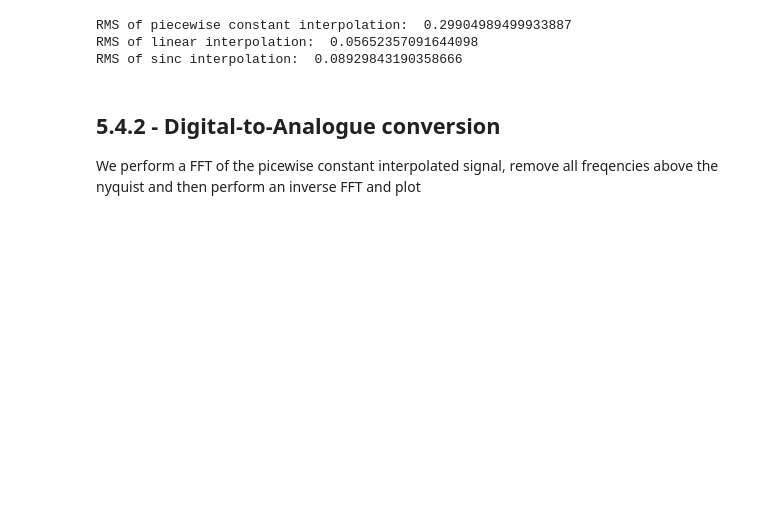
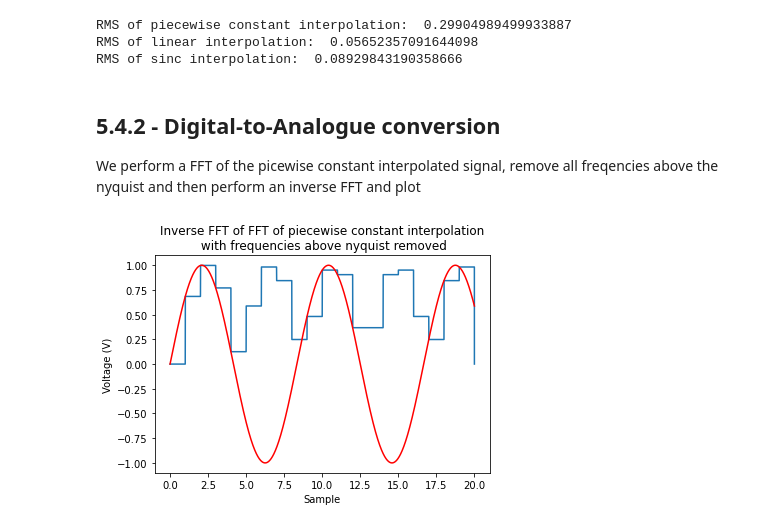
Before and after one commit to JackBarker7/practicals_code, a Jupyter notebook: EL21 - Digitisation and sampling/inverse_ft.ipynb, the cells around one changed output. Drawn from its saved outputs; the diff is of its cells as text; code cells hidden in the pictures; blank space fills up the shorter version.

```diff
--- a/EL21 - Digitisation and sampling/inverse_ft.ipynb
+++ b/EL21 - Digitisation and sampling/inverse_ft.ipynb
@@ -264,17 +291,19 @@ We perform a FFT of the picewise constant interpolated signal, remove all freqen
 # %%
 # fft of picewise constant interpolation
 pci_fourier = np.fft.fft(pci)
 ffs = fs/nsample*xvals
 
 # remove all frequencies above the nyquist frequency, then inverse transform
 adjusted_pci_fourier = np.zeros(len(pci_fourier), dtype=complex)
 adjusted_pci_fourier[:int(nsample/2)] = pci_fourier[:int(nsample/2)]
-reverse_pci_fourier = np.real(np.fft.ifft(adjusted_pci_fourier))
+reverse_pci_fourier = np.real(np.fft.ifft(pci_fourier))
 
 plt.plot(xvals,abs(reverse_pci_fourier))
-plt.plot(xvals,abs(perfect_signal), color="red")
+plt.plot(xvals,perfect_signal, color="red")
 plt.xlabel("Sample")
 plt.ylabel("Voltage (V)")
 plt.title("Inverse FFT of FFT of piecewise constant interpolation\n with frequencies above nyquist removed")
 plt.savefig("inverse_fft_of_pci.png")
-#plt.show()
+plt.show()
+# %% [output]
+[figure, added]
```
Also changed, not shown: parts of 14 cells of this notebook, 15 other files.
